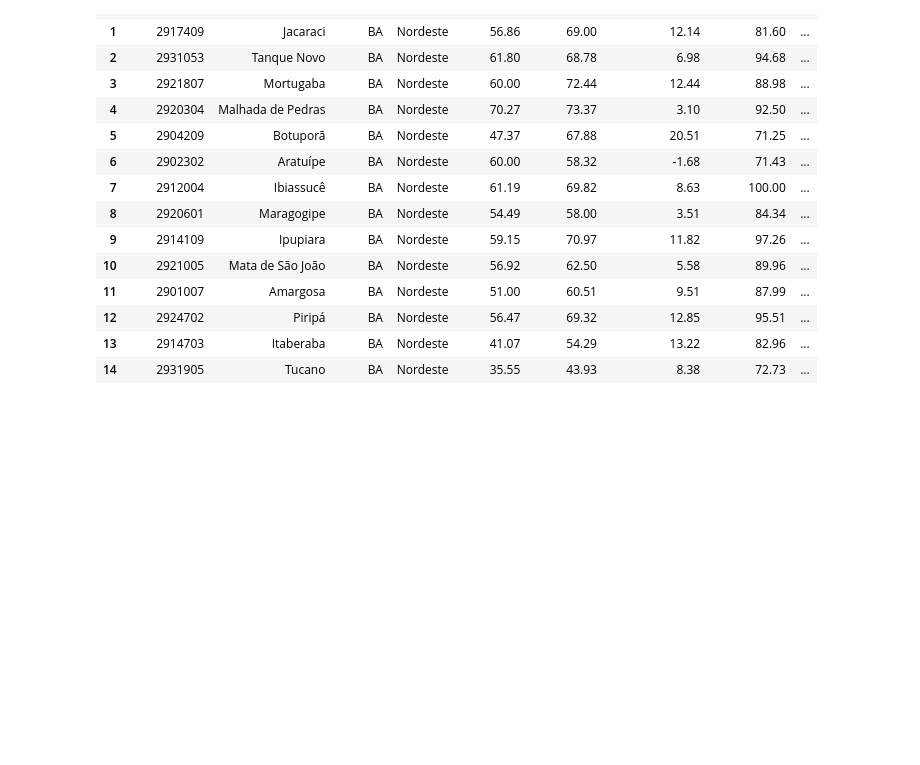
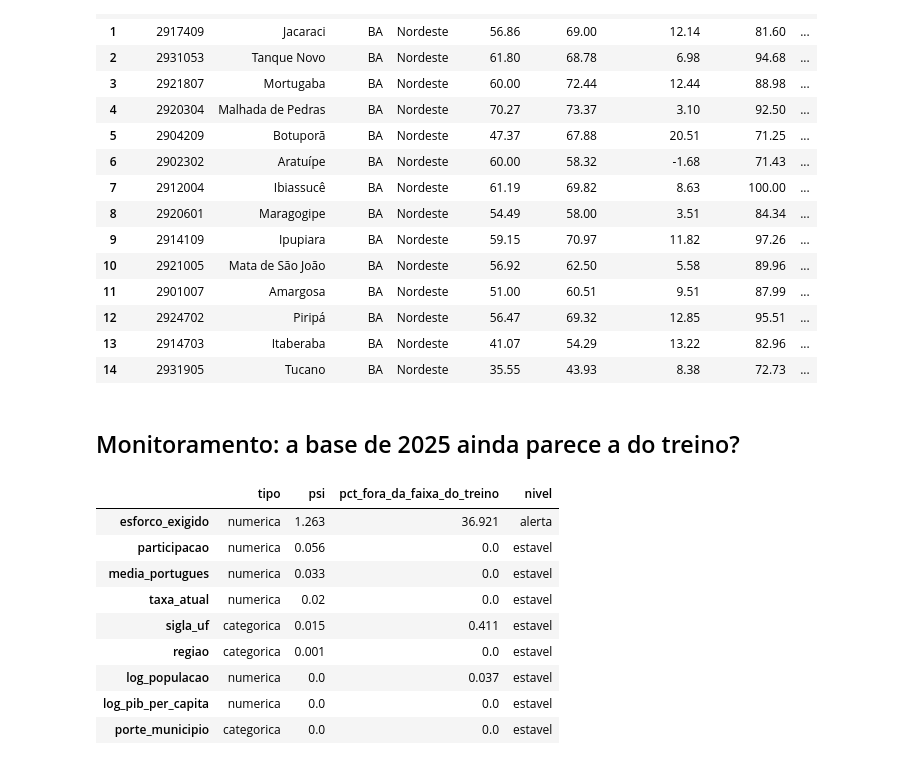
Before and after one commit to leonardoaz98/tech-challenge-fase3, a Jupyter notebook: notebooks/02_modelagem_e_resultados.ipynb, the cells around one changed output. Cells and saved outputs as stored; diff of their text form; code cells hidden in the pictures; blank space fills up the shorter version.

```diff
--- a/notebooks/02_modelagem_e_resultados.ipynb
+++ b/notebooks/02_modelagem_e_resultados.ipynb
@@ -153,3 +153,19 @@ pd.read_csv('reports/ranking_2025.csv', dtype={'id_municipio': str}).head(15)
 | 12 | 2924702 | Piripá | BA | Nordeste | 56.47 | 69.32 | 12.85 | 95.51 | ... |
 | 13 | 2914703 | Itaberaba | BA | Nordeste | 41.07 | 54.29 | 13.22 | 82.96 | ... |
 | 14 | 2931905 | Tucano | BA | Nordeste | 35.55 | 43.93 | 8.38 | 72.73 | ... |
+# %% [markdown]
+## Monitoramento: a base de 2025 ainda parece a do treino?
+# %%
+d = json.load(open('reports/drift.json'))
+pd.DataFrame(d['variaveis']).T[['tipo', 'psi', 'pct_fora_da_faixa_do_treino', 'nivel']].sort_values('psi', ascending=False)
+# %% [output]
+|  | tipo | psi | pct_fora_da_faixa_do_treino | nivel |
+| esforco_exigido | numerica | 1.263 | 36.921 | alerta |
+| participacao | numerica | 0.056 | 0.0 | estavel |
+| media_portugues | numerica | 0.033 | 0.0 | estavel |
+| taxa_atual | numerica | 0.02 | 0.0 | estavel |
+| sigla_uf | categorica | 0.015 | 0.411 | estavel |
+| regiao | categorica | 0.001 | 0.0 | estavel |
+| log_populacao | numerica | 0.0 | 0.037 | estavel |
+| log_pib_per_capita | numerica | 0.0 | 0.0 | estavel |
+| porte_municipio | categorica | 0.0 | 0.0 | estavel |
```
Also changed, not shown: parts of 10 cells of this notebook, 2 other files.
